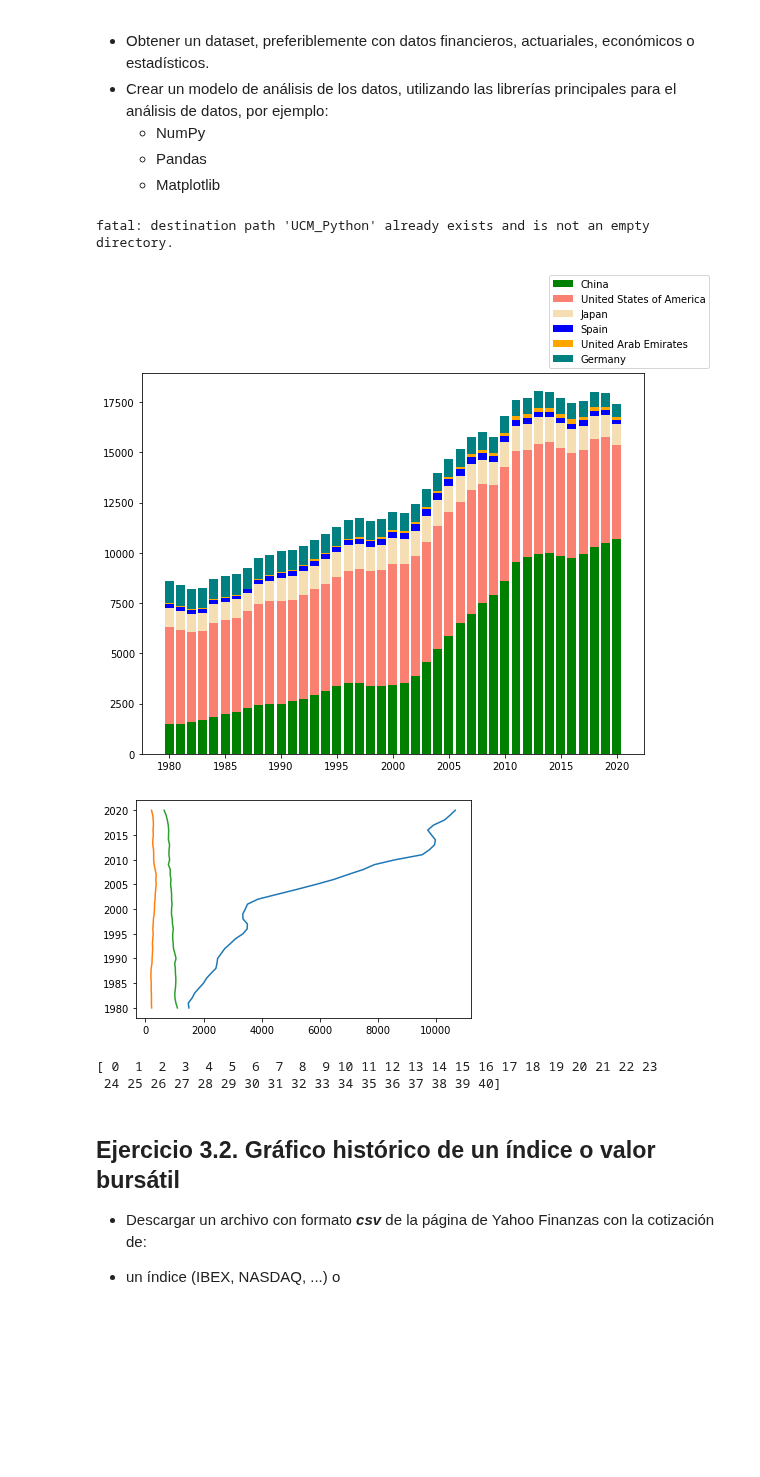
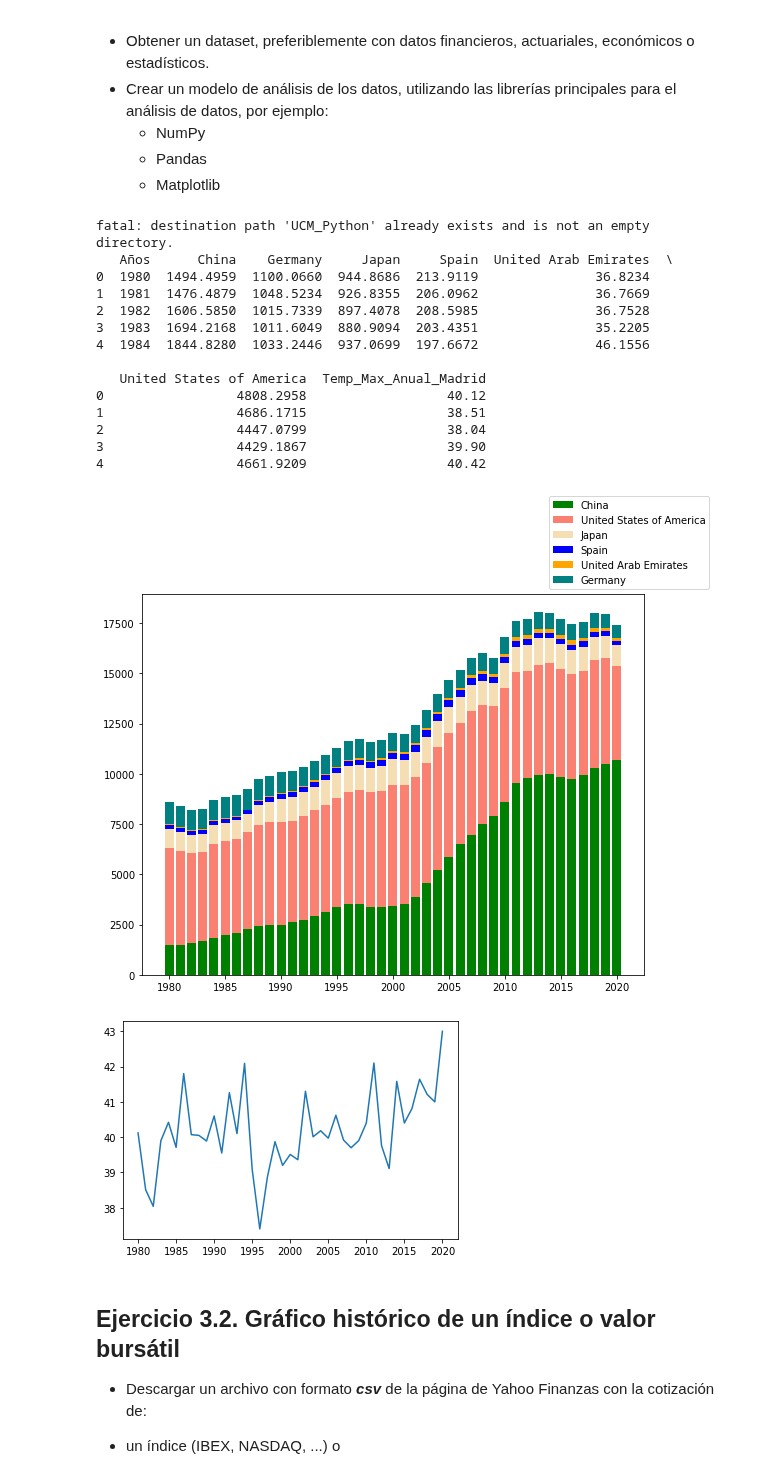
Before and after one commit to LViudez/UCM_Python, a Jupyter notebook: practicas/practica3.ipynb, the cells around one changed output. Saved outputs shown, nothing was run; the diff lists cells and outputs as text; code cells hidden in the pictures; blank space fills up the shorter version.

```diff
--- a/practicas/practica3.ipynb
+++ b/practicas/practica3.ipynb
@@ -21,81 +21,49 @@ import numpy as np
 path = 'UCM_Python/practicas/Dtos_temp_CO2.xlsx' # Ruta del archivo
 Dc = pd.read_excel(path, sheet_name= 'Data') # Variable a la que hemos asociado el DataFrame para luego tratarla
 
-Dc.head()
+print(Dc.head())
 
-#paises = ['China','Germany','Japan','Spain','United Arab Emirates','United States of America']
 
 Japan=Dc['Japan']
 Germany=Dc['Germany']
 China=Dc['China']
 Spain=Dc['Spain']
 United_Arab_Emirates=Dc['United Arab Emirates']
 United_States_of_America=Dc['United States of America']
 
 
 plt.figure(figsize=(9,7))
 plt.bar(Dc['Años'],Dc['China'],color="green",label="China")
 plt.bar(Dc['Años'],Dc['United States of America'],color="salmon",bottom=np.array(China),label="United States of America")
 plt.bar(Dc['Años'],Dc['Japan'],color="wheat",bottom=np.array(China)+np.array(United_States_of_America),label="Japan")
 plt.bar(Dc['Años'],Dc['Spain'],color="blue",bottom=np.array(China)+np.array(United_States_of_America)+np.array(Japan),label="Spain")
 plt.bar(Dc['Años'],Dc['United Arab Emirates'],color="orange",bottom=np.array(China)+np.array(United_States_of_America)+np.array(Japan)+np.array(Spain),label="United Arab Emirates")
 plt.bar(Dc['Años'],Dc['Germany'],color="teal",bottom=np.array(China)+np.array(United_States_of_America)+np.array(Japan)+np.array(Spain)+np.array(United_Arab_Emirates),label="Germany")
 
 
 plt.legend(loc="lower left",bbox_to_anchor=(0.8,1.0))
 plt.show()
 
 
-
-
-
-
-
-
-
-
-
-#ax.plot(dias, temperaturas['Madrid'], linestyle = 'dashed')
-
-plt.plot(Dc['China'],Dc['Años'])
-plt.plot(Dc['Spain'],Dc['Años'])
-plt.plot(Dc['Germany'],Dc['Años'])
+plt.plot(Dc['Años'], Dc['Temp_Max_Anual_Madrid'])
 plt.show()
-
-#print(Dc['Años'])
-
-#Dc.groupby('Años')['China','Germany','Japan','Spain','United Arab Emirates','United States of America'].plot(kind='bar') #['Grupo 1', 'Grupo 2', 'Grupo 3', 'Grupo 3']
-y = ['China','Germany','Japan','Spain','United Arab Emirates','United States of America']
-
-#hombres = [28,45,34,88]
-#mujeres = [10,72,37,65]
-
-serie = Dc.Años.value_counts()
-
-
-indice = np.arange(len(grupos))
-
-print(indice)
-
-## Se crean las primeras barras
-#plt.bar(indice, Dc['China'], label='China')
-
-## Se crean las segundas barras y se apilan sobre las primeras
-#plt.bar(indice, Dc['Germany'], label='Germany',  bottom='China')
-
-#plt.xticks(indice, grupos)
-#plt.ylabel("Participanes")
-#plt.xlabel("Grupos")
-#plt.title('Participantes por género')
-#plt.legend()
-
-#plt.show()
 # %% [output]
 fatal: destination path 'UCM_Python' already exists and is not an empty directory.
+   Años      China    Germany     Japan     Spain  United Arab Emirates  \
+0  1980  1494.4959  1100.0660  944.8686  213.9119               36.8234
+1  1981  1476.4879  1048.5234  926.8355  206.0962               36.7669
+2  1982  1606.5850  1015.7339  897.4078  208.5985               36.7528
+3  1983  1694.2168  1011.6049  880.9094  203.4351               35.2205
+4  1984  1844.8280  1033.2446  937.0699  197.6672               46.1556
+
+   United States of America  Temp_Max_Anual_Madrid
+0                 4808.2958                  40.12
+1                 4686.1715                  38.51
+2                 4447.0799                  38.04
+3                 4429.1867                  39.90
+4                 4661.9209                  40.42
 [figure]
-[figure, old version]
+[figure, new version]
-[ 0  1  2  3  4  5  6  7  8  9 10 11 12 13 14 15 16 17 18 19 20 21 22 23
- 24 25 26 27 28 29 30 31 32 33 34 35 36 37 38 39 40]
 # %% [markdown]
 ## Ejercicio 3.2. Gráfico histórico de un índice o valor bursátil
 * Descargar un archivo con formato ***csv*** de la página de Yahoo Finanzas con la cotización de:
```
